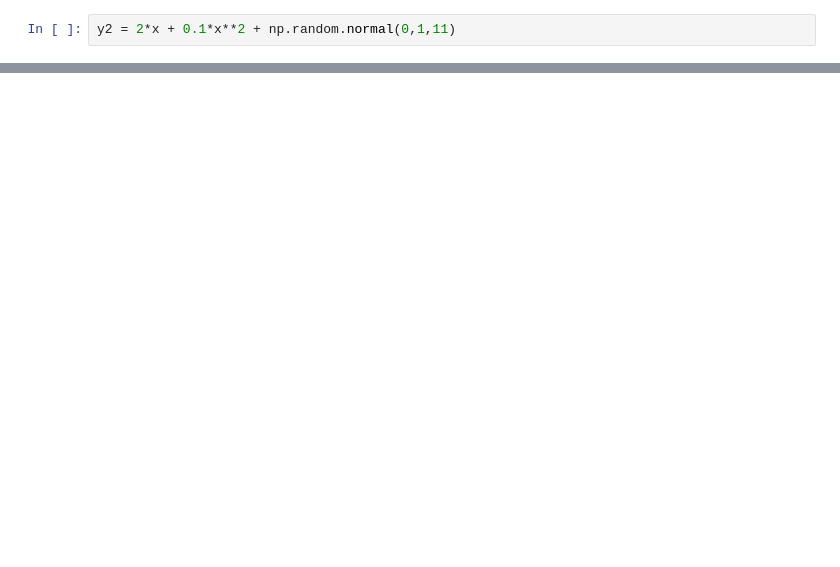
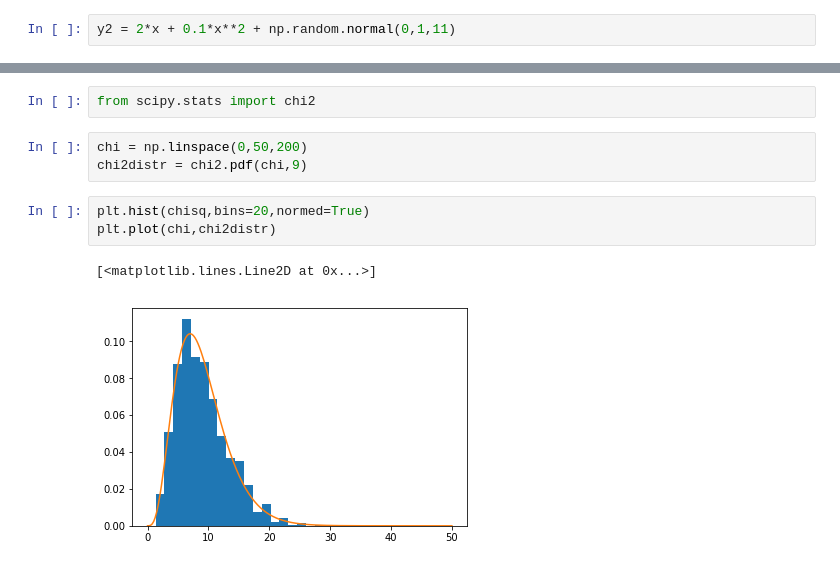
Before and after one commit to hstrey/BME-572-2018, a Jupyter notebook: Least Square fitting.ipynb, the cells around one changed output, grey strips where cells are left out. Drawn from its saved outputs; the diff is of its cells as text; blank space fills up the shorter version.

```diff
--- a/Least Square fitting.ipynb
+++ b/Least Square fitting.ipynb
@@ -96,0 +102,11 @@ plt.hist(chisq_list,bins=20,normed=True)
+# %%
+from scipy.stats import chi2
+# %%
+chi = np.linspace(0,50,200)
+chi2distr = chi2.pdf(chi,9)
+# %%
+plt.hist(chisq,bins=20,normed=True)
+plt.plot(chi,chi2distr)
+# %% [output]
+[<matplotlib.lines.Line2D at 0x...>]
+[figure, added]
```
Also changed, not shown: parts of 21 cells of this notebook.
